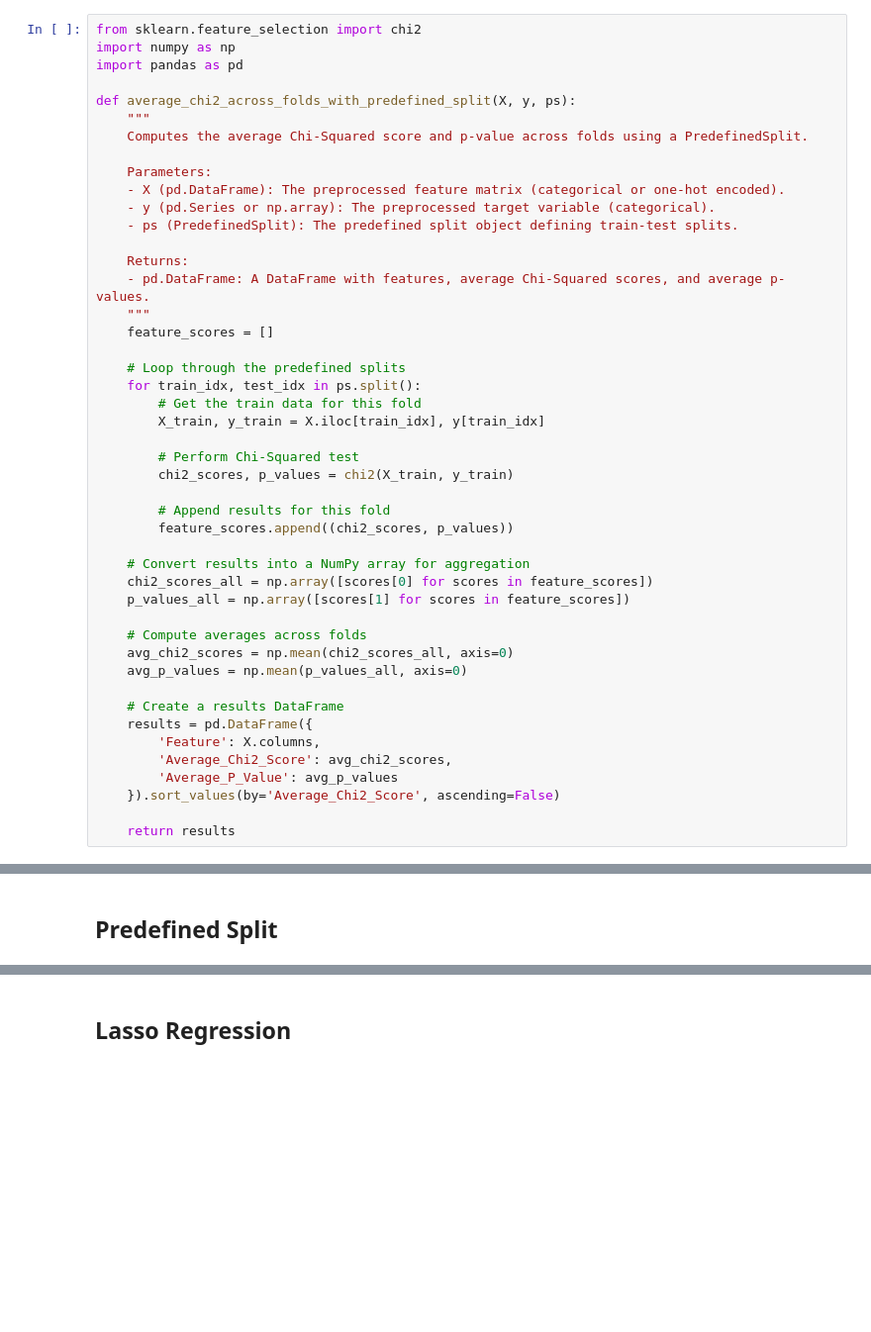
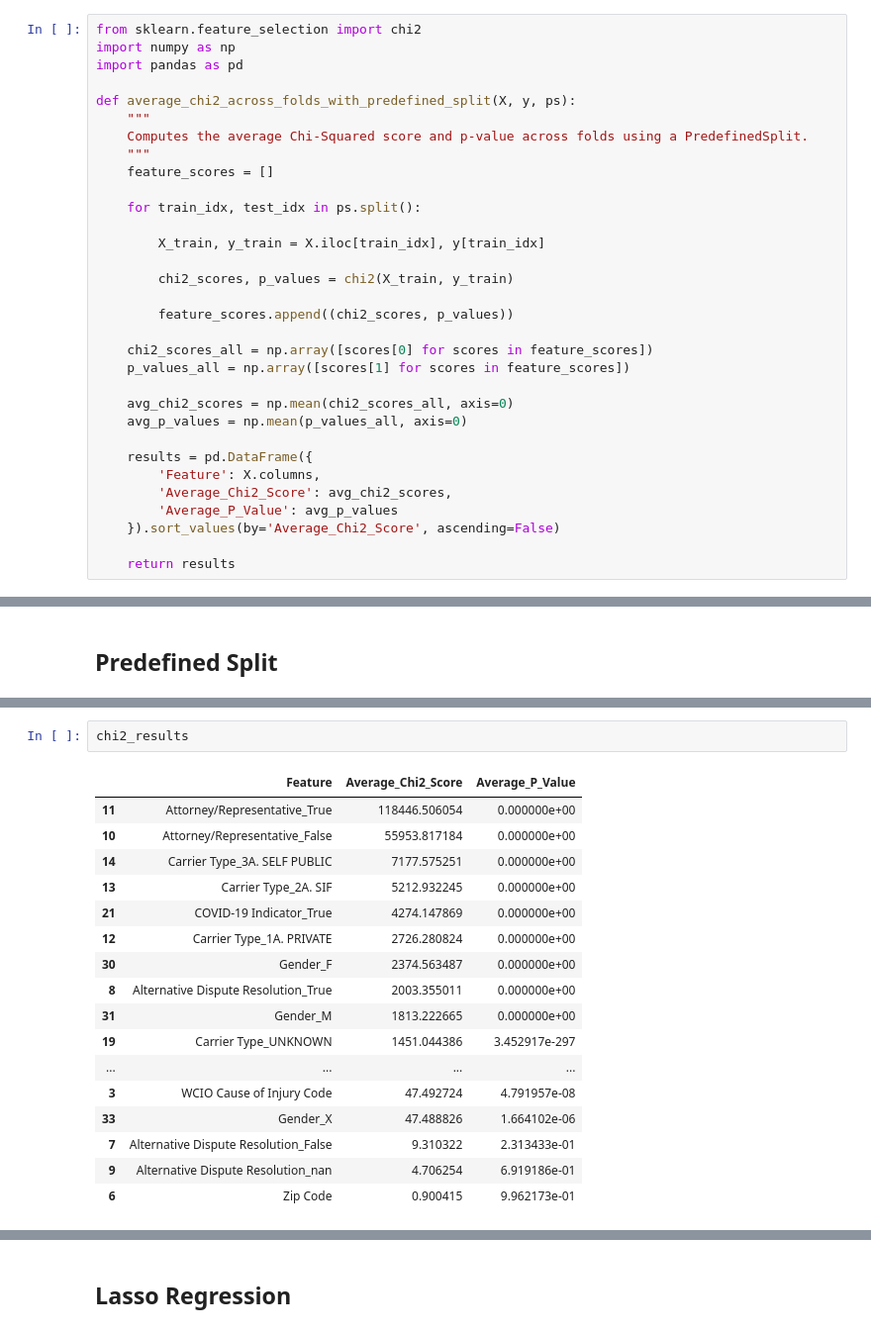
Before and after one commit to tmnstraub/ML_Group36, a Jupyter notebook: src/ModelAssessment.ipynb, the cells around one changed output, grey strips where cells are left out. Shown at 99% size. Drawn from its saved outputs; the diff is of its cells as text; blank space fills up the shorter version.

```diff
--- a/src/ModelAssessment.ipynb
+++ b/src/ModelAssessment.ipynb
@@ -146,37 +146,23 @@ import pandas as pd
 def average_chi2_across_folds_with_predefined_split(X, y, ps):
     """
     Computes the average Chi-Squared score and p-value across folds using a PredefinedSplit.
-
-    Parameters:
-    - X (pd.DataFrame): The preprocessed feature matrix (categorical or one-hot encoded).
-    - y (pd.Series or np.array): The preprocessed target variable (categorical).
-    - ps (PredefinedSplit): The predefined split object defining train-test splits.
-
-    Returns:
-    - pd.DataFrame: A DataFrame with features, average Chi-Squared scores, and average p-values.
     """
     feature_scores = []
 
-    # Loop through the predefined splits
     for train_idx, test_idx in ps.split():
-        # Get the train data for this fold
+
         X_train, y_train = X.iloc[train_idx], y[train_idx]
 
-        # Perform Chi-Squared test
         chi2_scores, p_values = chi2(X_train, y_train)
 
-        # Append results for this fold
         feature_scores.append((chi2_scores, p_values))
 
-    # Convert results into a NumPy array for aggregation
     chi2_scores_all = np.array([scores[0] for scores in feature_scores])
     p_values_all = np.array([scores[1] for scores in feature_scores])
 
-    # Compute averages across folds
     avg_chi2_scores = np.mean(chi2_scores_all, axis=0)
     avg_p_values = np.mean(p_values_all, axis=0)
 
-    # Create a results DataFrame
     results = pd.DataFrame({
         'Feature': X.columns,
         'Average_Chi2_Score': avg_chi2_scores,
@@ -345,0 +447,20 @@ ps, X_combined, y_combined = create_predifined_split(X, y, preprocessing_scaling
+# %%
+chi2_results
+# %% [output]
+|  | Feature | Average_Chi2_Score | Average_P_Value |
+| 11 | Attorney/Representative_True | 118446.506054 | 0.000000e+00 |
+| 10 | Attorney/Representative_False | 55953.817184 | 0.000000e+00 |
+| 14 | Carrier Type_3A. SELF PUBLIC | 7177.575251 | 0.000000e+00 |
+| 13 | Carrier Type_2A. SIF | 5212.932245 | 0.000000e+00 |
+| 21 | COVID-19 Indicator_True | 4274.147869 | 0.000000e+00 |
+| 12 | Carrier Type_1A. PRIVATE | 2726.280824 | 0.000000e+00 |
+| 30 | Gender_F | 2374.563487 | 0.000000e+00 |
+| 8 | Alternative Dispute Resolution_True | 2003.355011 | 0.000000e+00 |
+| 31 | Gender_M | 1813.222665 | 0.000000e+00 |
+| 19 | Carrier Type_UNKNOWN | 1451.044386 | 3.452917e-297 |
+| ... | ... | ... | ... |
+| 3 | WCIO Cause of Injury Code | 47.492724 | 4.791957e-08 |
+| 33 | Gender_X | 47.488826 | 1.664102e-06 |
+| 7 | Alternative Dispute Resolution_False | 9.310322 | 2.313433e-01 |
+| 9 | Alternative Dispute Resolution_nan | 4.706254 | 6.919186e-01 |
+| 6 | Zip Code | 0.900415 | 9.962173e-01 |
```
Also changed, not shown: parts of 11 cells of this notebook.
